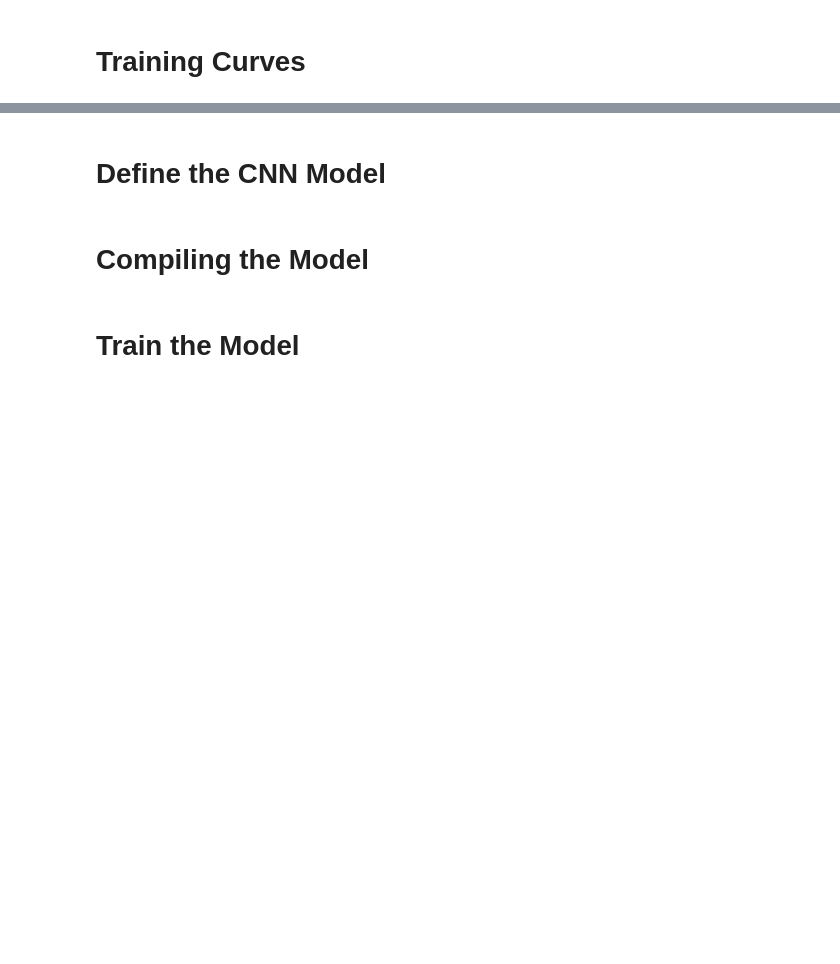
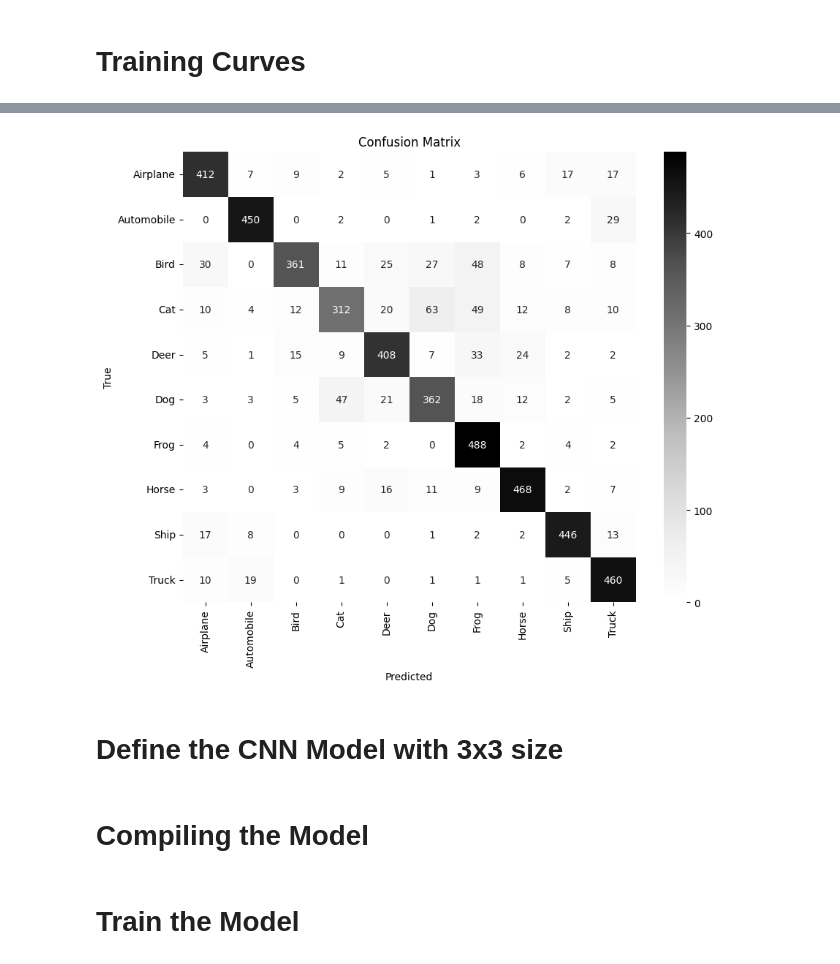
Before and after one commit to Atta-UR/Image_Classification_on_Cifar10_Dataset, a Jupyter notebook: Image_Classification_Using_Cifar10_Dataset.ipynb, the cells around one changed output, grey strips where cells are left out. Saved outputs shown, nothing was run; the diff lists cells and outputs as text; code cells hidden in the pictures; blank space fills up the shorter version.

```diff
--- a/Image_Classification_Using_Cifar10_Dataset.ipynb
+++ b/Image_Classification_Using_Cifar10_Dataset.ipynb
@@ -201,0 +211,21 @@ plt.show()
+# %%
+# Generate predictions on the test set
+predictions = model.predict(x_test)
+predicted_classes = np.argmax(predictions, axis=1)
+true_classes = np.argmax(y_test, axis=1)
+
+# CIFAR-10 class names
+cifar10_classes = [
+    "Airplane", "Automobile", "Bird", "Cat", "Deer",
+    "Dog", "Frog", "Horse", "Ship", "Truck"
+]
+
+# Plot confusion matrix
+conf_matrix = confusion_matrix(true_classes, predicted_classes)
+plt.figure(figsize=(10, 8))
+sns.heatmap(conf_matrix, annot=True, fmt='d', cmap='Grays', xticklabels=cifar10_classes, yticklabels=cifar10_classes)
+plt.title("Confusion Matrix")
+plt.xlabel("Predicted")
+plt.ylabel("True")
+plt.show()
+# %% [output]
@@ -202,5 +233,6 @@ plt.show()
+[figure, added]
 # %% [markdown]
-# Define the CNN Model
+# Define the CNN Model with 3x3 size
 # %%
 # Define the CNN model architecture with 10 Conv2D layers
 model = Sequential([
```
Also changed, not shown: parts of 20 cells of this notebook.
